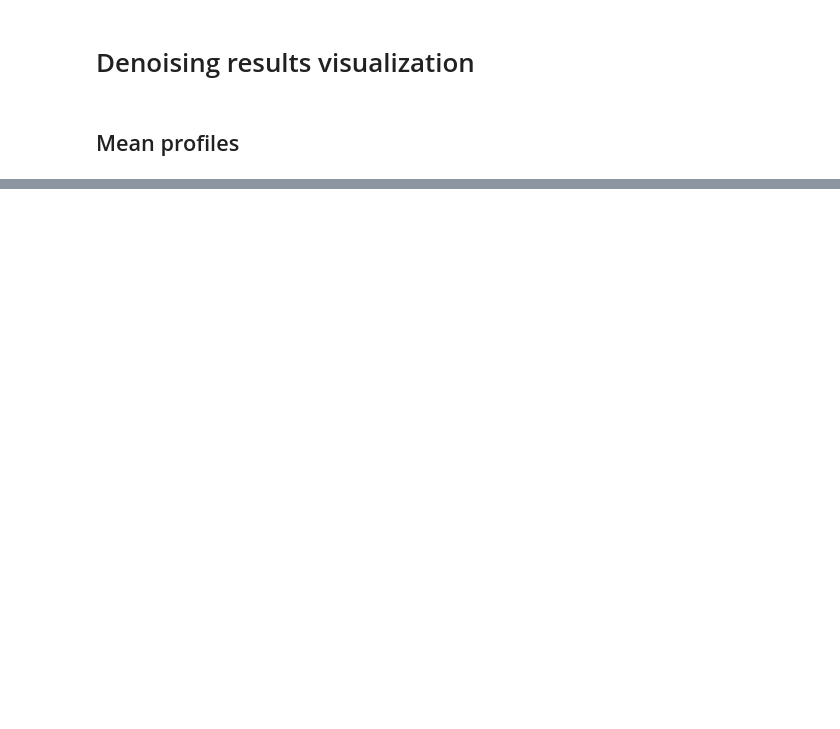
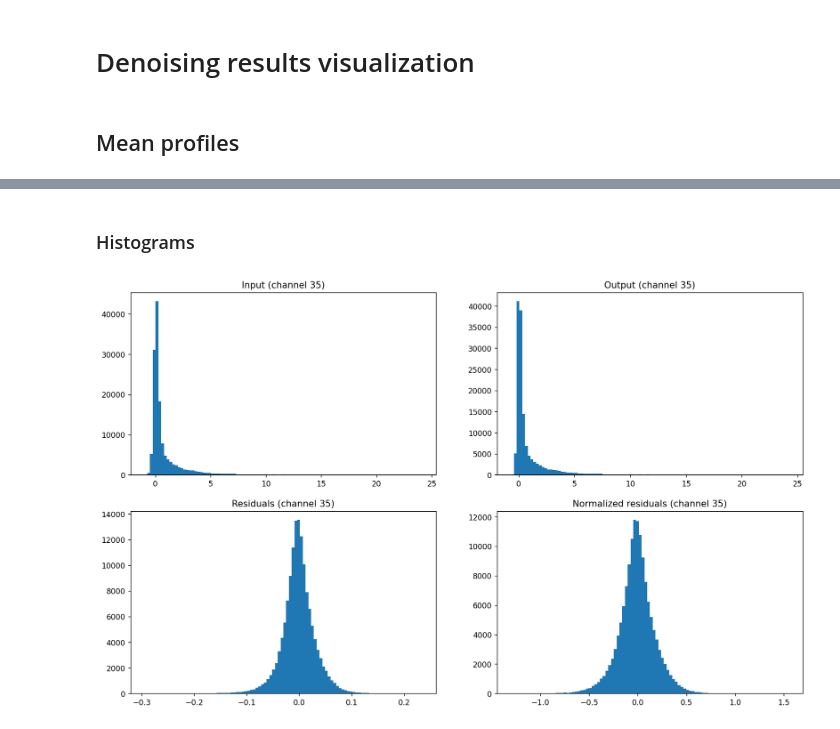
Before and after one commit to einigl/line-cubes-denoising, a Jupyter notebook: notebooks/show_results.ipynb, the cells around one changed output, grey strips where cells are left out. Saved outputs shown, nothing was run; the diff lists cells and outputs as text; code cells hidden in the pictures; blank space fills up the shorter version.

```diff
--- a/notebooks/show_results.ipynb
+++ b/notebooks/show_results.ipynb
@@ -114,0 +187,28 @@ plt.show()
+# %% [markdown]
+### Histograms
+# %%
+n_bins = 100
+
+#
+
+plt.figure(figsize=(2.5*6.4, 2*4.8), dpi=125)
+
+plt.subplot(2, 2, 1)
+plt.hist(X[channel].flatten(), bins=n_bins)
+plt.title(f"Input (channel {channel})")
+
+plt.subplot(2, 2, 2)
+plt.hist(X_hat[channel].flatten(), bins=n_bins)
+plt.title(f"Output (channel {channel})")
+
+plt.subplot(2, 2, 3)
+plt.hist(Residuals[channel].flatten(), bins=n_bins)
+plt.title(f"Residuals (channel {channel})")
+
+plt.subplot(2, 2, 4)
+plt.hist((Residuals[channel] / noise_map).flatten(), bins=n_bins)
+plt.title(f"Normalized residuals (channel {channel})")
+
+plt.show()
+# %% [output]
+[figure, added]
```
Also changed, not shown: parts of 14 cells of this notebook, 6 other files.
